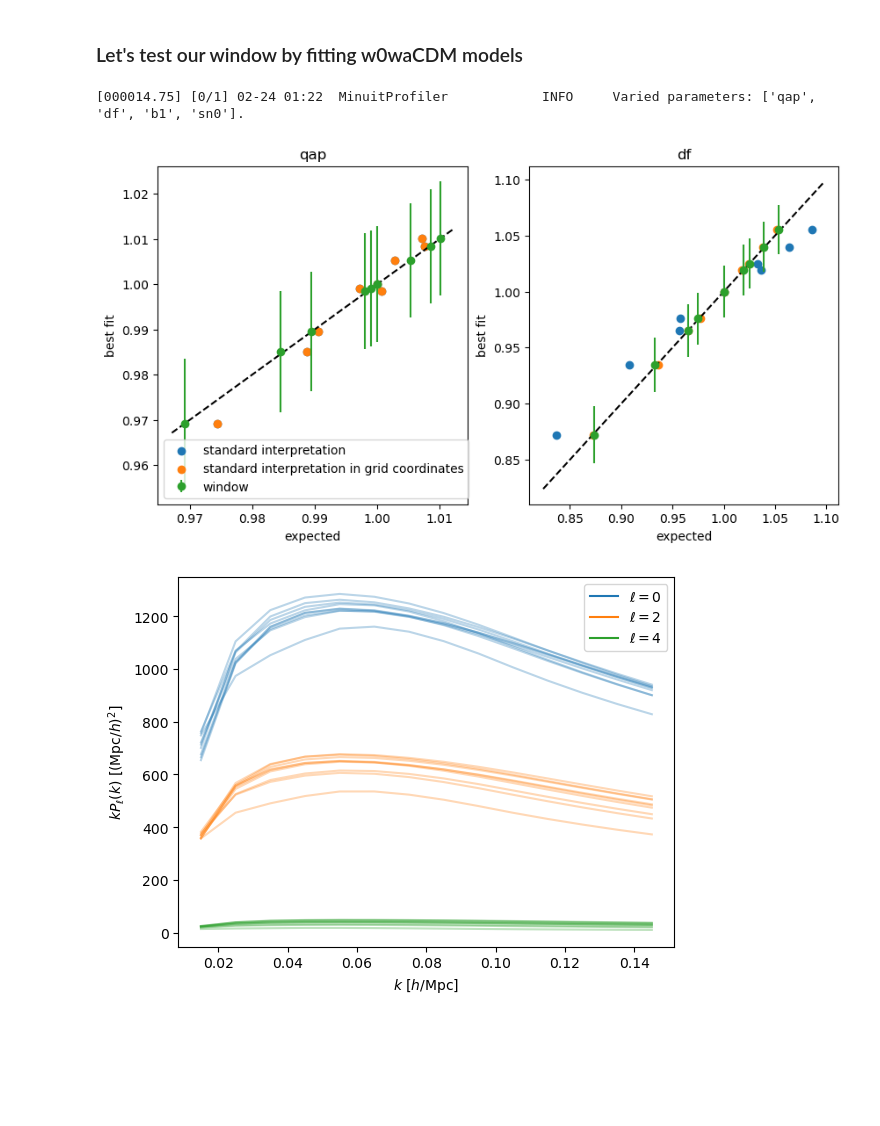
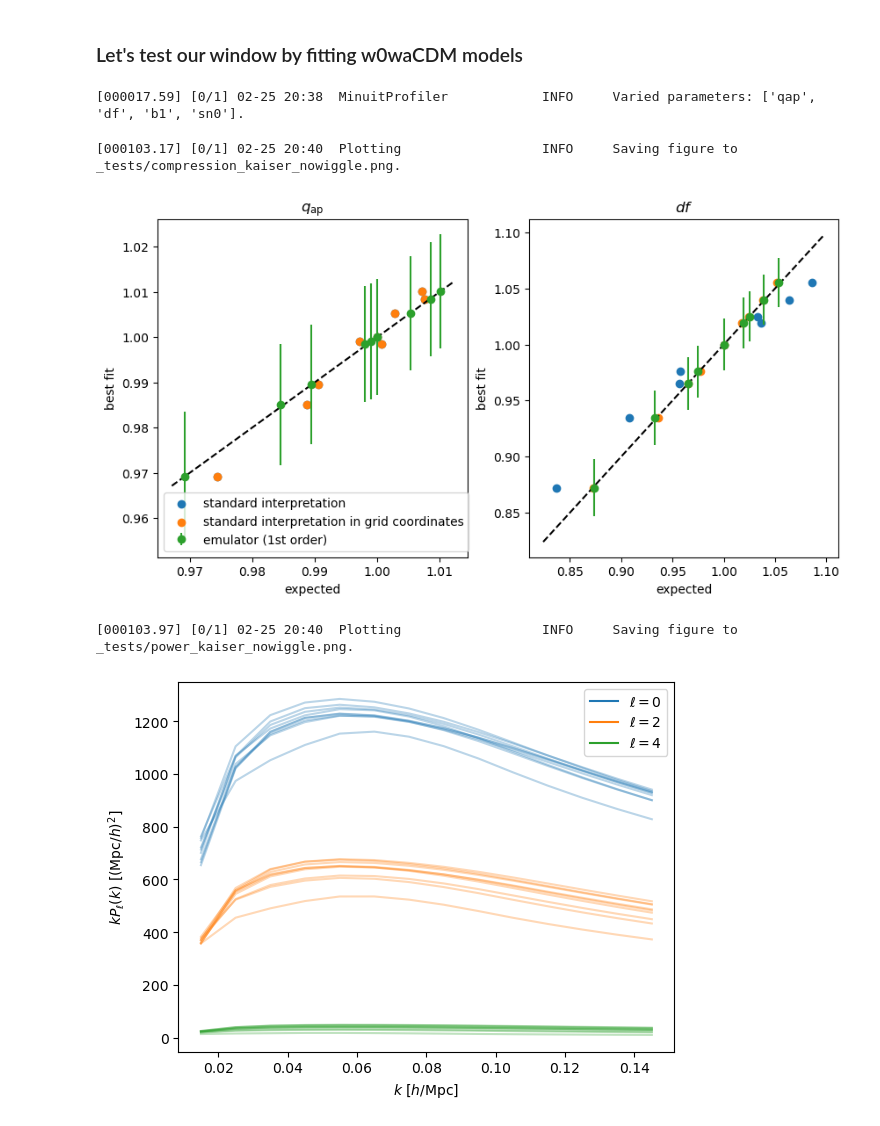
Before and after one commit to cosmodesi/desilike, a Jupyter notebook: nb/window_standard_compression_examples.ipynb, the cells around one changed output. Drawn from its saved outputs; the diff is of its cells as text; code cells hidden in the pictures; blank space fills up the shorter version.

```diff
--- a/nb/window_compression_examples.ipynb
+++ b/nb/window_standard_compression_examples.ipynb
@@ -6,7 +7,7 @@ In this notebook we study how to relate measurements of compressed parameters to
 # %%
 import numpy as np
 
-from desilike import setup_logging
+from desilike import plotting, setup_logging
 from desilike.theories.galaxy_clustering import StandardPowerSpectrumTemplate, DirectPowerSpectrumTemplate, BandVelocityPowerSpectrumTemplate, KaiserTracerPowerSpectrumMultipoles
 from desilike.observables.galaxy_clustering import TracerPowerSpectrumMultipolesObservable, BoxFootprint, ObservablesCovarianceMatrix
 from desilike.likelihoods import ObservablesGaussianLikelihood
@@ -15,16 +16,24 @@ setup_logging()
 
 z, b1 = 1., 2.
 order = 1
-kwargs_template = {'only_now': 'peakaverage', 'z': z, 'fiducial': 'DESI'}
-theory_compression = KaiserTracerPowerSpectrumMultipoles(template=StandardPowerSpectrumTemplate(**kwargs_template, apmode='qap'))
-theory_compression.params['b1'].update(fixed=False, value=b1)
+
+def get_theory(template):
+    template.init.update({'only_now': 'peakaverage', 'z': z, 'fiducial': 'DESI'})
+    theory = KaiserTracerPowerSpectrumMultipoles(template=template)
+    theory.params['b1'].update(fixed=False, value=b1)
+    return theory
+
+# Fit setup: monopole, quadrupole, hexadecapole between 0.01 and 0.15 h/Mpc
+theory_compression = get_theory(template=StandardPowerSpectrumTemplate(apmode='qap'))
 observable_compression = TracerPowerSpectrumMultipolesObservable(klim={0: [0.01, 0.15, 0.01], 2: [0.01, 0.15, 0.01], 4: [0.01, 0.15, 0.01]},
                                                                  data={},
                                                                  theory=theory_compression)
 
 footprint = BoxFootprint(volume=1e10, nbar=1e-3)
-cov = ObservablesCovarianceMatrix(observable_compression, footprints=footprint)()
-likelihood_compression = ObservablesGaussianLikelihood(observables=observable_compression, covariance=cov)
+# Let's compute a Gaussian covariance matrix
+covariance = ObservablesCovarianceMatrix(observable_compression, footprints=footprint)()
+# The likelihood for our fit setup
+likelihood_compression = ObservablesGaussianLikelihood(observables=observable_compression, covariance=covariance)
 
 # Emulate the theory, to make it automatically differentiable
 from desilike.emulators import Emulator, TaylorEmulatorEngine
@@ -120,9 +125,10 @@ emulated_compression_window = emulator.to_calculator()
 # %%
 observable_compression.init.update(theory=theory_compression)
 observable_direct = observable_compression.deepcopy()
-template_direct = DirectPowerSpectrumTemplate(**kwargs_template)
-theory_direct = KaiserTracerPowerSpectrumMultipoles(template=template_direct)
-theory_direct.params['b1'].update(fixed=False, value=b1)
+
+data
+template_direct = DirectPowerSpectrumTemplate()
+theory_direct = get_theory(template=template_direct)
 observable_direct.init.update(theory=theory_direct)
 
 from desilike.profilers import MinuitProfiler
@@ -139,7 +145,7 @@ def get_expected_no_window(grid_coordinates=False):
     qiso = qpar**(1. / 3.) * qper**(2. / 3.)
     qap = qpar / qper
     fo = cosmo.get_fourier()
-    if grid_coordinates: r *= qiso
+    if grid_coordinates: r *= qiso  # Move r from grid to true coordinates
     df = fo.sigma_rz(r, template_direct.z, of='theta_cb') / fsigma8_fid
     return {'qiso': qiso, 'qap': qap, 'df': df}
 
@@ -149,10 +155,10 @@ def get_expected_with_window():
     qper, qpar = cosmo.comoving_angular_distance(template_direct.z) / fiducial.comoving_angular_distance(template_direct.z), fiducial.efunc(template_direct.z) / cosmo.efunc(template_direct.z)
     qiso = qpar**(1. / 3.) * qper**(2. / 3.)
     qap = qpar / qper
-    # Move pk_tt to grid coordinates
-    pk_tt = 1. / qiso**3 * cosmo.get_fourier().pk_interpolator(of='theta_cb')(emulated_compression_window.kp / qiso, z=template_direct.z)
+    # Move pk_tt from grid to true coordinates
+    pk_tt = 1. / qiso**3 * cosmo.get_fourier().pk_interpolator(of='theta_cb')(kp / qiso, z=template_direct.z)
     # Compare to fiducial
-    pk_tt /= fiducial.get_fourier().pk_interpolator(of='theta_cb')(emulated_compression_window.kp, z=template_direct.z)
+    pk_tt /= fiducial.get_fourier().pk_interpolator(of='theta_cb')(kp, z=template_direct.z)
     params = {'qap': qap, **{'ptt{:d}'.format(ik): ptt for ik, ptt in enumerate(pk_tt)}}
     return emulated_compression_window(**params)
 
@@ -183,36 +189,40 @@ for params in grid_params:
     #print('no window grid', expected_no_window_grid[-1])
     #print('with window', expected_with_window[-1])
 # %% [output]
-[000014.75] [0/1] 02-24 01:22  MinuitProfiler            INFO     Varied parameters: ['qap', 'df', 'b1', 'sn0'].
+[000017.59] [0/1] 02-25 20:38  MinuitProfiler            INFO     Varied parameters: ['qap', 'df', 'b1', 'sn0'].
 # %%
 # Plots
 params_compression = emulated_compression_window.quantities
 
 from matplotlib import pyplot as plt
 fig, lax = plt.subplots(1, len(params_compression), sharex=False, sharey=False, figsize=(len(params_compression) * 5, 5), squeeze=False)
 lax = lax.flatten()
 fig.subplots_adjust(hspace=0)
 for iparam, param in enumerate(params_compression):
     ax = lax[iparam]
-    ax.scatter([expected[param] for expected in expected_no_window], [bestfit[param][0] for bestfit in bestfits], color='C0', label='standard interpretation')
-    ax.scatter([expected[param] for expected in expected_no_window_grid], [bestfit[param][0] for bestfit in bestfits], color='C1', label='standard interpretation in grid coordinates')
-    ax.errorbar([expected[param] for expected in expected_with_window], [bestfit[param][0] for bestfit in bestfits], yerr=[bestfit[param][1] for bestfit in bestfits], color='C2', label='window', marker='o', linestyle='')
+    ax.scatter([expected[param.name] for expected in expected_no_window], [bestfit[param.name][0] for bestfit in bestfits], color='C0', label='standard interpretation')
+    ax.scatter([expected[param.name] for expected in expected_no_window_grid], [bestfit[param.name][0] for bestfit in bestfits], color='C1', label='standard interpretation in grid coordinates')
+    ax.errorbar([expected[param.name] for expected in expected_with_window], [bestfit[param.name][0] for bestfit in bestfits], yerr=[bestfit[param.name][1] for bestfit in bestfits], color='C2', label='emulator (1st order)', marker='o', linestyle='')
     ax.plot(ax.get_xlim(), ax.get_xlim(), linestyle='--', color='k')
     ax.set_xlabel('expected')
     ax.set_ylabel('best fit')
-    ax.set_title(param)
+    ax.set_title(param.latex(inline=True))
 lax[0].legend()
+plotting.savefig('_tests/compression_kaiser_nowiggle.png')
 plt.show()
 
 ax = plt.gca()
 for ill, ell in enumerate(observable_direct.ells):
     for theory in theories:
         ax.plot(observable_direct.k[ill], observable_direct.k[ill] * theory[ill], color='C{:d}'.format(ill), alpha=0.3)
     ax.plot([], [], linestyle='-', color='C{:d}'.format(ill), label=r'$\ell = {:d}$'.format(ell))
 ax.legend()
 ax.set_xlabel(r'$k$ [$h/\mathrm{Mpc}$]')
 ax.set_ylabel(r'$k P_{\ell}(k)$ [$(\mathrm{Mpc}/h)^{2}$]')
+plotting.savefig('_tests/power_kaiser_nowiggle.png')
 plt.show()
 # %% [output]
+[000103.17] [0/1] 02-25 20:40  Plotting                  INFO     Saving figure to _tests/compression_kaiser_nowiggle.png.
-[figure, old version]
+[figure, new version]
+[000103.97] [0/1] 02-25 20:40  Plotting                  INFO     Saving figure to _tests/power_kaiser_nowiggle.png.
 [figure]
```
Also changed, not shown: parts of 4 cells of this notebook, 8 other files.
